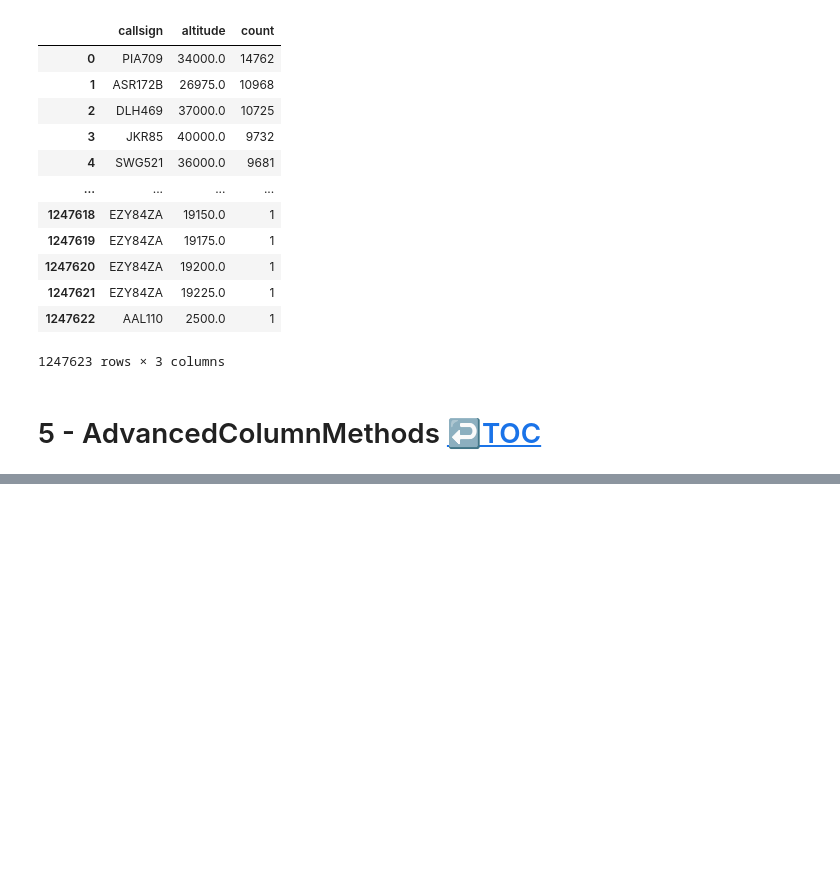
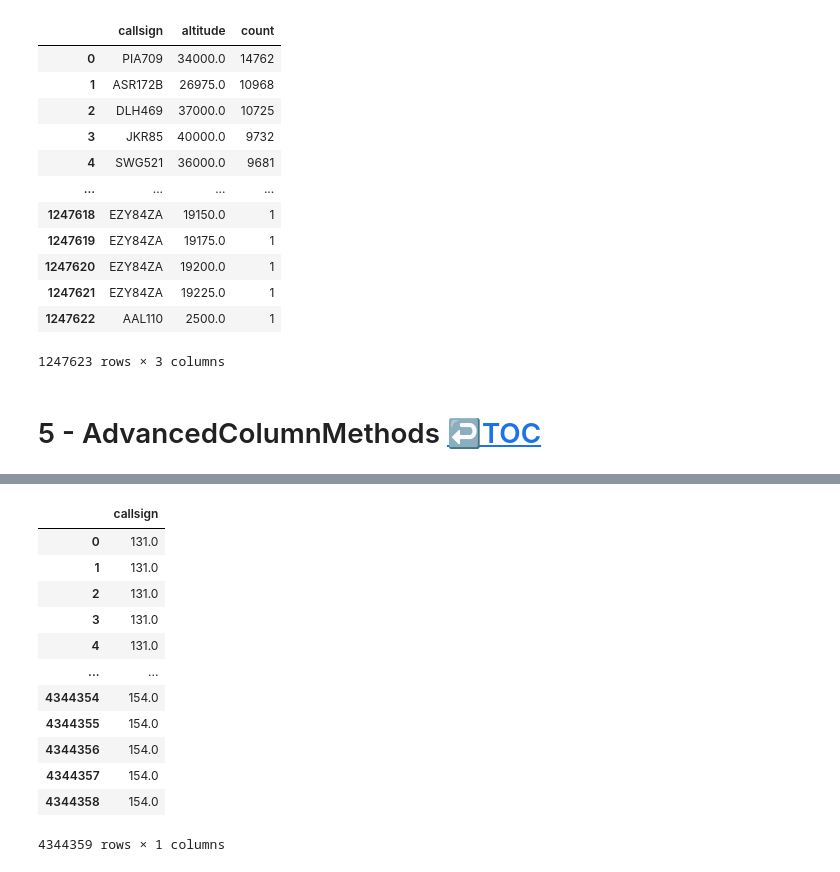
Before and after one commit to kachraz/ytlpda, a Jupyter notebook: KAG/ytleapan.ipynb, the cells around one changed output, grey strips where cells are left out. Saved outputs shown, nothing was run; the diff lists cells and outputs as text; code cells hidden in the pictures; blank space fills up the shorter version.

```diff
--- a/KAG/ytleapan.ipynb
+++ b/KAG/ytleapan.ipynb
@@ -872,0 +891,16 @@ df[['callsign', 'altitude']].value_counts().reset_index()
+# %%
+df[['callsign']].rank(method='dense')
+# %% [output]
+|  | callsign |
+| 0 | 131.0 |
+| 1 | 131.0 |
+| 2 | 131.0 |
+| 3 | 131.0 |
+| 4 | 131.0 |
+| ... | ... |
+| 4344354 | 154.0 |
+| 4344355 | 154.0 |
+| 4344356 | 154.0 |
+| 4344357 | 154.0 |
+| 4344358 | 154.0 |
+4344359 rows × 1 columns
```
Also changed, not shown: parts of 10 cells of this notebook.
